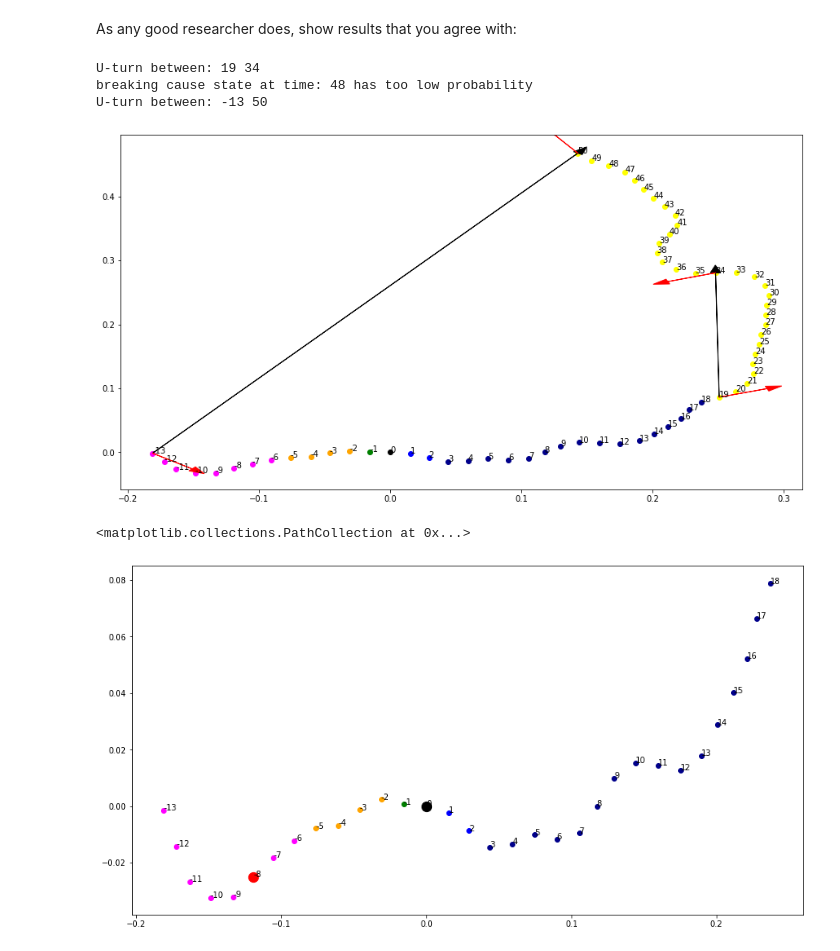
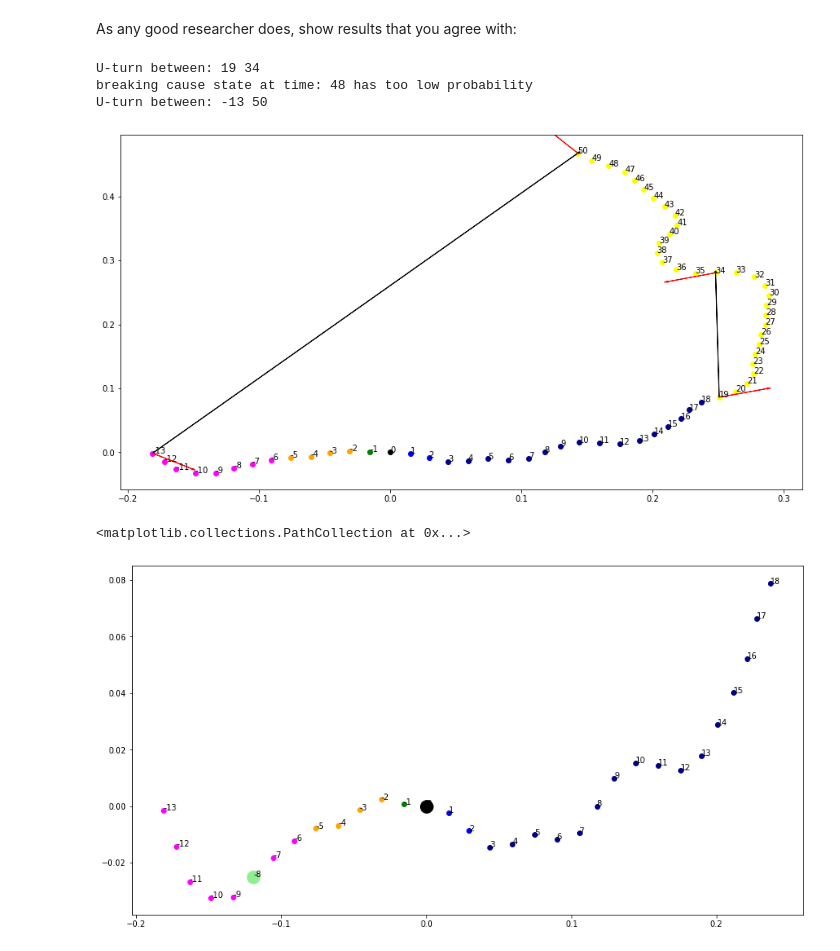
Before and after one commit to pjoachims/rssbayes, a Jupyter notebook: coding/Nuts_treebuilder.ipynb, the cells around one changed output. Saved outputs shown, nothing was run; the diff lists cells and outputs as text; code cells hidden in the pictures.

Commit message:
resize plots

```diff
--- a/coding/Nuts_treebuilder.ipynb
+++ b/coding/Nuts_treebuilder.ipynb
@@ -9,7 +9,7 @@ from dataclasses import dataclass
 import pylab
 
 pylab.rcParams['figure.figsize'] = (15.0, 8.0)
-arr_hw = 0.008
+arr_hw = 0.002
 
 
 # define some helper functions
@@ -148,16 +148,16 @@ for state in a_s:
 U-turn between: 19 34
 breaking cause state at time: 48 has too low probability
 U-turn between: -13 50
-[figure, old version]
+[figure, new version]
 # %%
 for state in C:
     state.plot_state()
     state.plot_text()
 
 x,y = list(final_sample.theta)
-plt.scatter(x,y,s = 150, c = "red")
+plt.scatter(x,y,s = 250, c = "lightgreen")
 x0,y0 = list(C[0].theta)
-plt.scatter(x0,y0,s = 150, c = "black")
+plt.scatter(x0,y0,s = 250, c = "black")
 # %% [output]
 <matplotlib.collections.PathCollection at 0x...>
-[figure, old version]
+[figure, new version]
```
Also changed, not shown: 3 other files.
